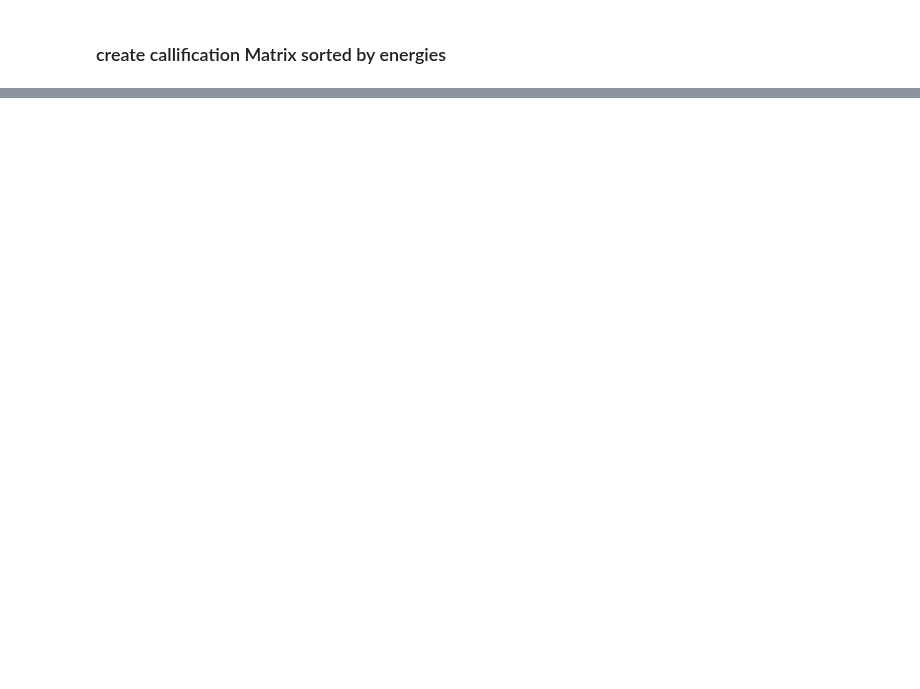
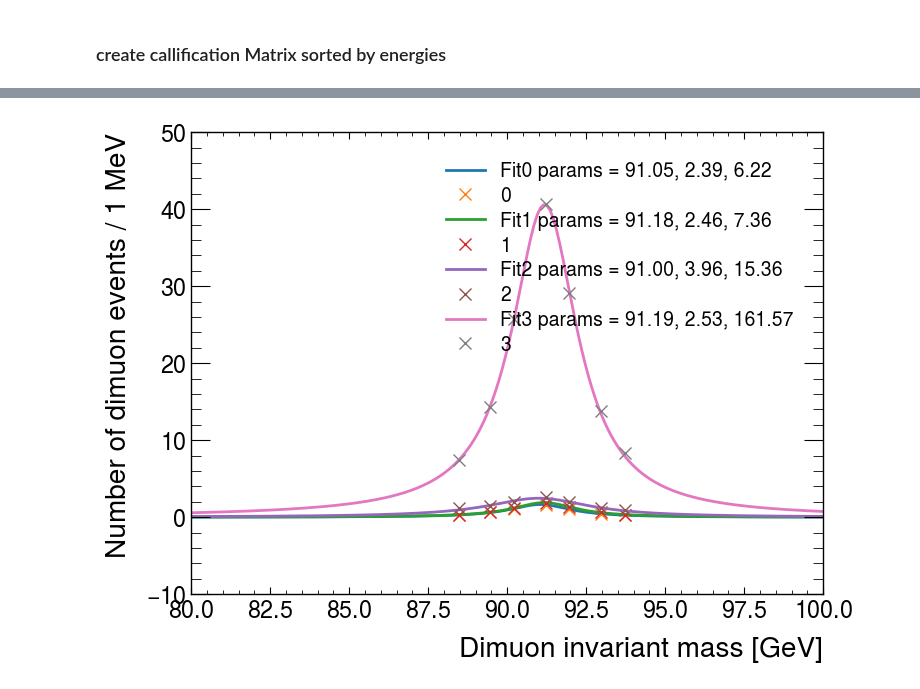
Before and after one commit to josepretel/z0-precisionmeasurement, a Jupyter notebook: Opal_Data_ana.ipynb, the cells around one changed output, grey strips where cells are left out. Drawn from its saved outputs; the diff is of its cells as text; code cells hidden in the pictures; blank space fills up the shorter version.

Commit message:
breit Wiegner fit without uncertenty

```diff
--- a/Opal_Data_ana.ipynb
+++ b/Opal_Data_ana.ipynb
@@ -299,0 +317,18 @@ to_numpy(self, dtype: 'NpDtype | None' = None, copy: 'bool' = False, na_value=<n
+# %%
+def relativistic_breit_wigner(x, resonance_mass, width, normalization):
+    gamma = np.sqrt(resonance_mass ** 2 * (resonance_mass ** 2 + width ** 2))
+    k = 2.0 * np.sqrt(2) * resonance_mass * width * gamma / (np.pi * np.sqrt(resonance_mass ** 2 + gamma))
+    return normalization * k / ((x ** 2 - resonance_mass ** 2) ** 2 + resonance_mass ** 2 * width ** 2)
+
+for i in range(0,4,1):
+    popt, pcov = curve_fit(relativistic_breit_wigner, meanenergy,Sigma[:,i], p0=[90, 10, 30], maxfev = 8000)
+    x = np.linspace(80, 100, 200)
+    y = relativistic_breit_wigner(x, *popt)
+    plt.plot(x, y, label=f'Fit{i} params = {popt[0]:.2f}, {popt[1]:.2f}, {popt[2]:.2f}')
+    plt.plot(meanenergy,Sigma[:,i], 'x', label=f'{i}')
+plt.xlabel('Dimuon invariant mass [GeV]')
+plt.ylabel('Number of dimuon events / 1 MeV')
+plt.legend()
+plt.show()
+# %% [output]
+[figure, added]
```
Also changed, not shown: parts of 19 cells of this notebook.
